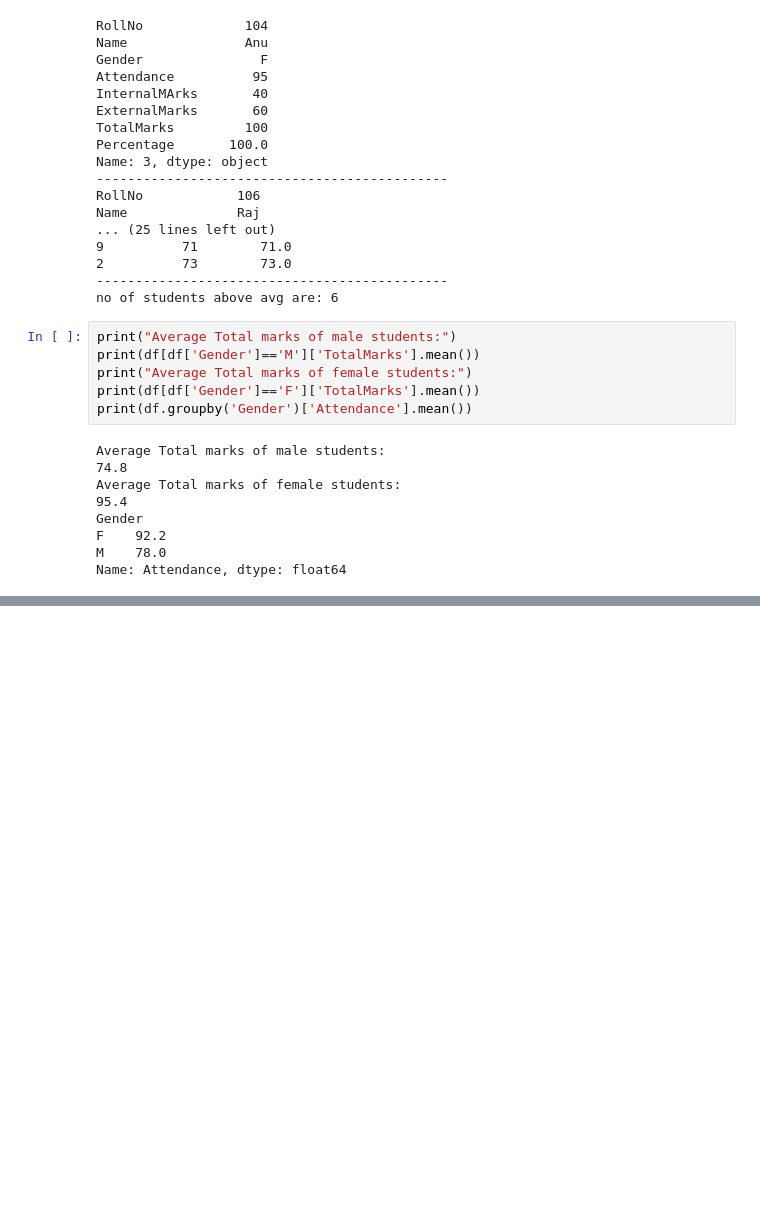
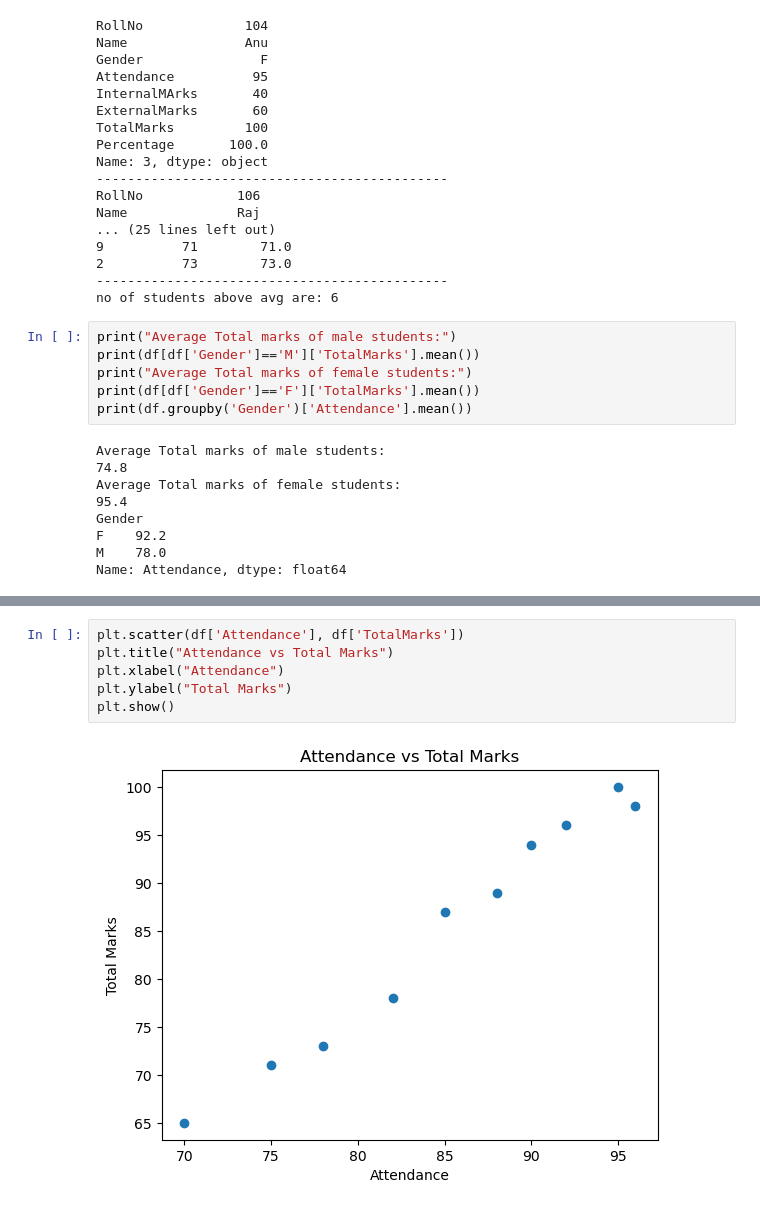
Before and after one commit to kitithend80/Machine-Learning, a Jupyter notebook: mllab2.ipynb, the cells around one changed output, grey strips where cells are left out. Drawn from its saved outputs; the diff is of its cells as text; blank space fills up the shorter version.

```diff
--- a/mllab2.ipynb
+++ b/mllab2.ipynb
@@ -178,0 +209,8 @@ Name: Attendance, dtype: float64
+# %%
+plt.scatter(df['Attendance'], df['TotalMarks'])
+plt.title("Attendance vs Total Marks")
+plt.xlabel("Attendance")
+plt.ylabel("Total Marks")
+plt.show()
+# %% [output]
+[figure, added]
```
Also changed, not shown: parts of 5 cells of this notebook.
